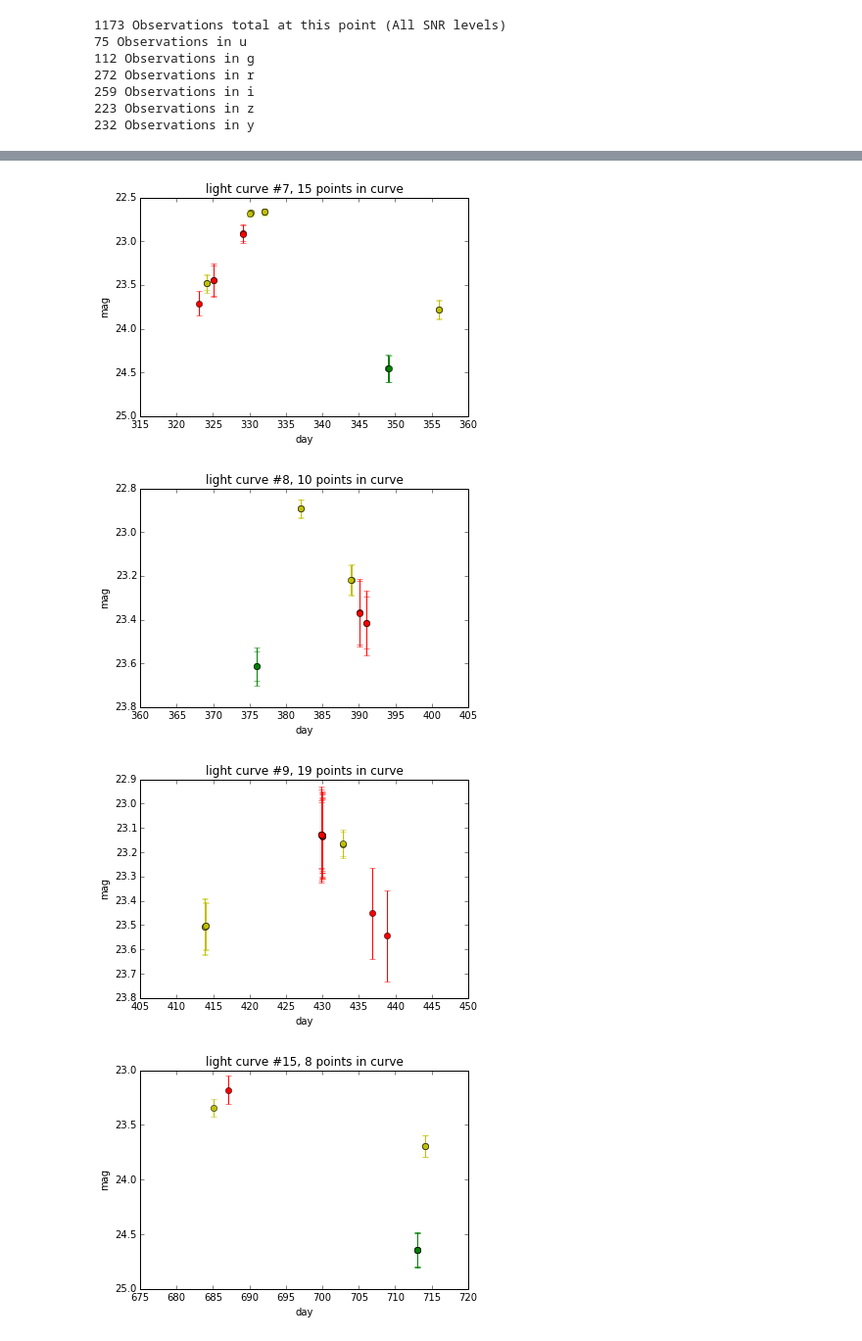
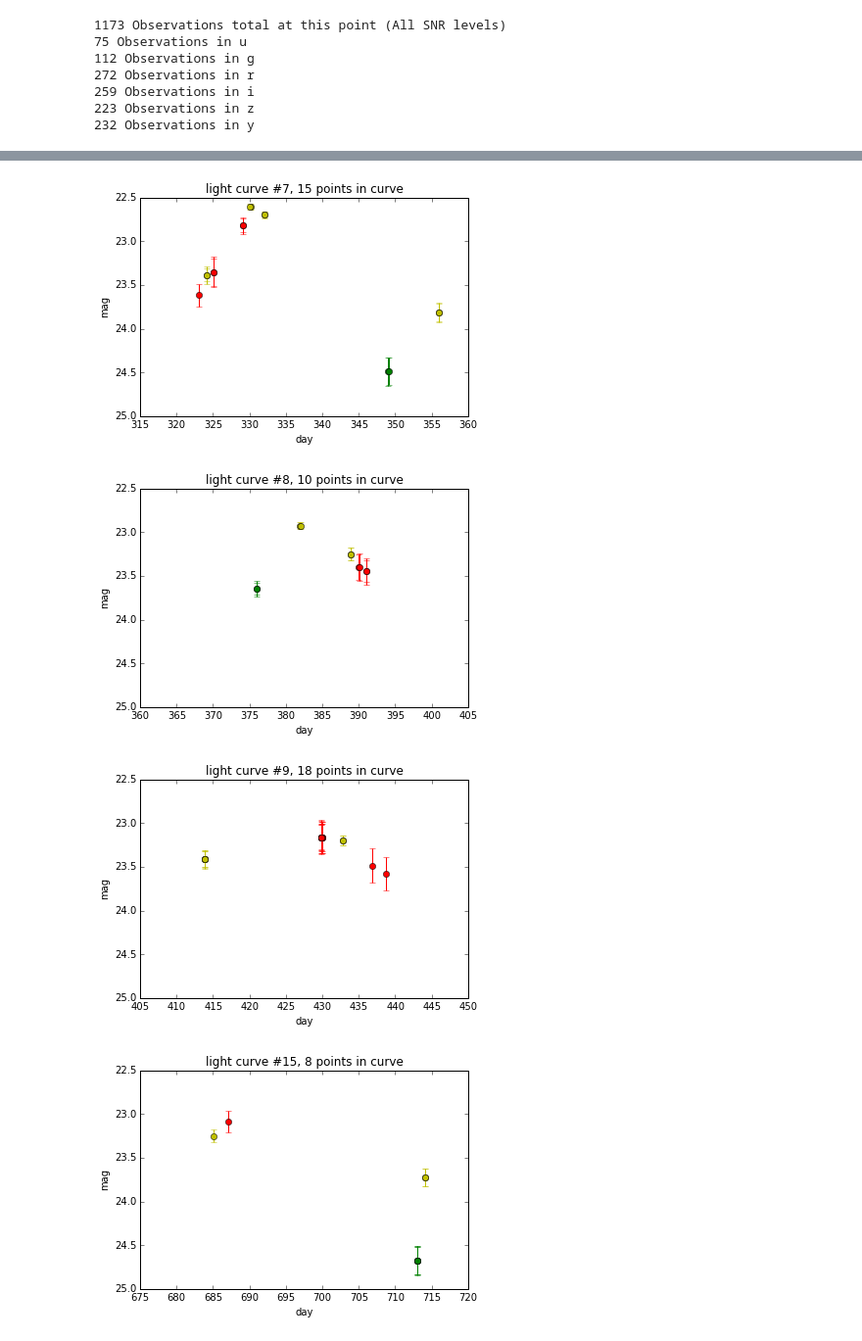
Before and after one commit to yoachim/ObservingStrategy, a Jupyter notebook: notebooks/PullLightCurves.ipynb, the cells around one changed output, grey strips where cells are left out. Shown at 98% size. Cells and saved outputs as stored; diff of their text form; code cells hidden in the pictures.

```diff
--- a/notebooks/PullLightCurves.ipynb
+++ b/notebooks/PullLightCurves.ipynb
@@ -85,7 +88,7 @@ peaks = {'uPeak':25.9, 'gPeak':23.6, 'rPeak':22.6, 'iPeak':22.7, 'zPeak':22.7,'y
 transMetric = metrics.TransientMetric(riseSlope= -2./peakTime, declineSlope=1.4/30.0,
                                       transDuration=transDuration, peakTime=peakTime,
                                       surveyDuration=10, **peaks)
-lc = transMetric.lightCurve(data['expMJD'] % transDuration, data['filter'])
+lc = transMetric.lightCurve((data['expMJD']-dayZero) % transDuration, data['filter'])
 snr = utils.m52snr(lc,data['fiveSigmaDepth'])
 lc_err = 2.5*np.log10(1.+1./snr)
 # %%
@@ -113,7 +116,7 @@ for lcn in np.arange(0,numOfLCs+1,1):
         plt.xlabel('day')
         plt.ylabel('mag')
         plt.title('light curve #%i, %i points in curve ' % (lcn, numPoints))
-        plt.gca().invert_yaxis()
+        plt.ylim([25., 22.5])
 print 'Fraction of LCs that meet criteria and plotted = %i/%i' % (plotCounter, numOfLCs)
 # %% [output]
 Fraction of LCs that meet criteria and plotted = 33/77
@@ -122,4 +125,4 @@ Fraction of LCs that meet criteria and plotted = 33/77
-[figure, old version]
+[figure, new version]
-[figure, old version]
+[figure, new version]
-[figure, old version]
+[figure, new version]
-[figure, old version]
+[figure, new version]
```
Also changed, not shown: parts of 2 cells of this notebook.
